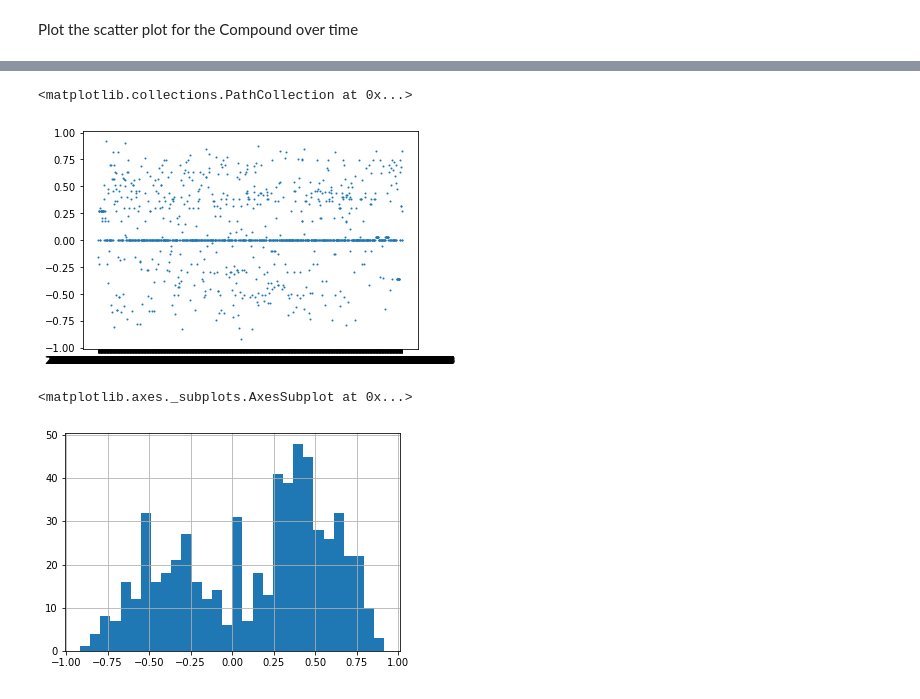
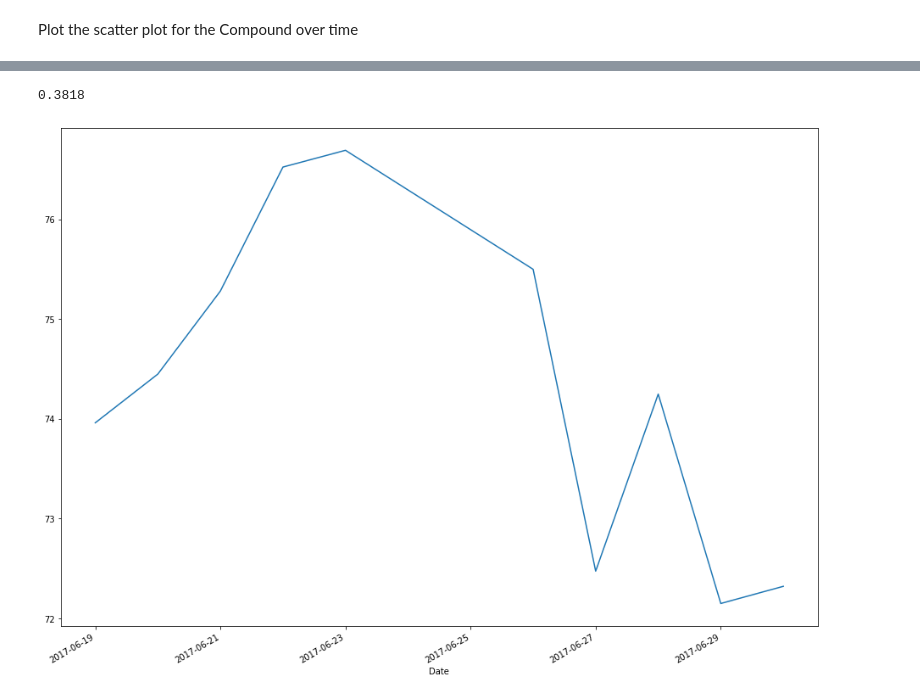
Before and after one commit to JNewman-cell/Stanford-Hackathon, a Jupyter notebook: ActualHackathonProject.ipynb, the cells around one changed output, grey strips where cells are left out. Cells and saved outputs as stored; diff of their text form; code cells hidden in the pictures.

```diff
--- a/ActualHackathonProject.ipynb
+++ b/ActualHackathonProject.ipynb
@@ -62,4 +53,6 @@ S
 # %%
-selected_tweets = S.Compound.sort_values()[:100].index
-for s in tweet_data.loc[selected_tweets].body:
-    print(s)
+selected_values = S.Compound[:50].sort_values().index
+
+#selected_tweets = S.Compound.sort_values()[:100].index
+#for s in tweet_data.loc[selected_tweets].body:
+    #print(s)
@@ -99,13 +70,40 @@ AttributeError: 'Series' object has no attribute 'Date'
-# %%
-
-plt.scatter(SD[SD, SC.COmpound, s=1)
-# %% [output]
-<matplotlib.collections.PathCollection at 0x...>
-[figure, removed]
 # %%
 Sc = S.Compound
 # %%
-Sc[Sc!=0].hist(bins=30)
+Sc[Sc!=0].median()
 # %% [output]
-<matplotlib.axes._subplots.AxesSubplot at 0x...>
+0.3818
-[figure, removed]
+# %%
+if company == 'AAPL':
+    apple_stock_dates = pd.to_datetime(AAPL_stock.Date)
+    apple_stock_prices = pd.Series([float(s[2:]) for s in AAPL_stock[' Close/Last']], index=apple_stock_dates)
+
+    TA1 = apple_stock_prices[day1<apple_stock_prices.index]
+    TA2 = TA1[TA1.index<date2]
+    TA2.plot()
+
+if company == 'TSLA':
+    tesla_stock_dates = pd.to_datetime(TSLA_stock.Date)
+    tesla_stock_prices = pd.Series([float(s[2:]) for s in TSLA_stock[' Close/Last']], index=tesla_stock_dates)
+
+    TA1 = tesla_stock_prices[day1<tesla_stock_prices.index]
+    TA2 = TA1[TA1.index<date2]
+    TA2.plot()
+
+if company == 'AMZN':
+    amazon_stock_dates = pd.to_datetime(AMZN_stock.Date)
+    amazon_stock_prices = pd.Series([float(s[2:]) for s in AMZN_stock[' Close/Last']], index=amazon_stock_dates)
+
+    TA1 = amazon_stock_prices[day1<amazon_stock_prices.index]
+    TA2 = TA1[TA1.index<date2]
+    TA2.plot()
+
+if company == 'GOOGL':
+    google_stock_dates = pd.to_datetime(GOOGL_stock.Date)
+    google_stock_prices = pd.Series([float(s[2:]) for s in GOOGL_stock[' Close/Last']], index=google_stock_dates)
+
+    TA1 = google_stock_prices[day1<google_stock_prices.index]
+    TA2 = TA1[TA1.index<date2]
+    TA2.plot()
+# %% [output]
+[figure, added]
```
Also changed, not shown: parts of 13 cells of this notebook.
